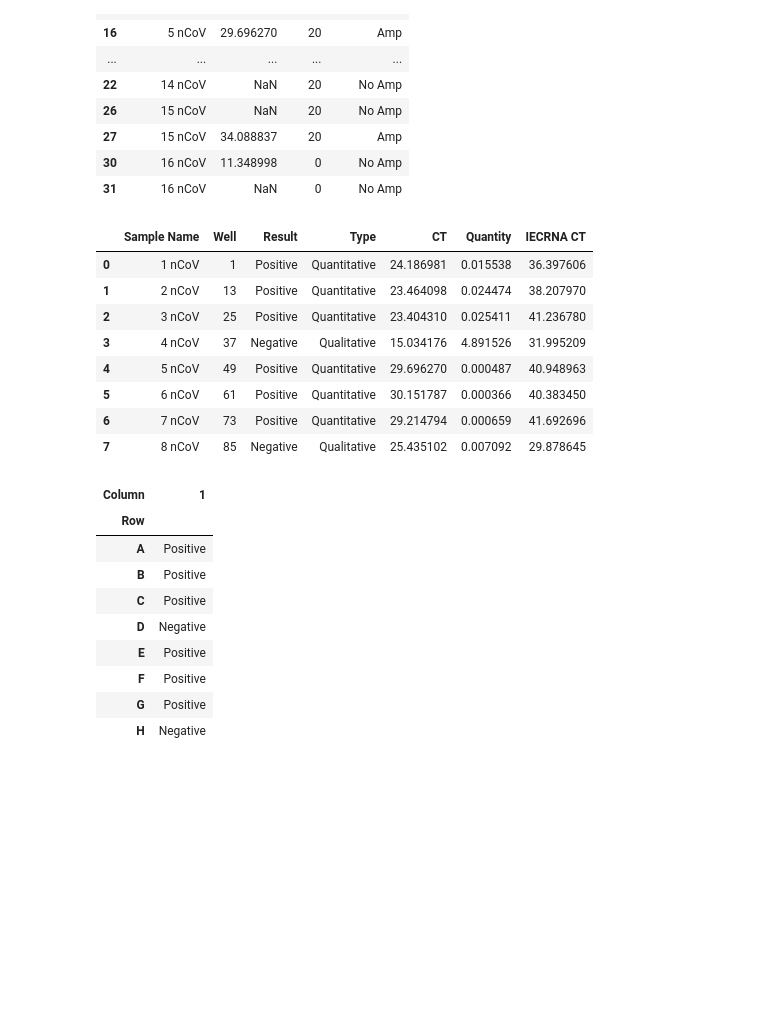
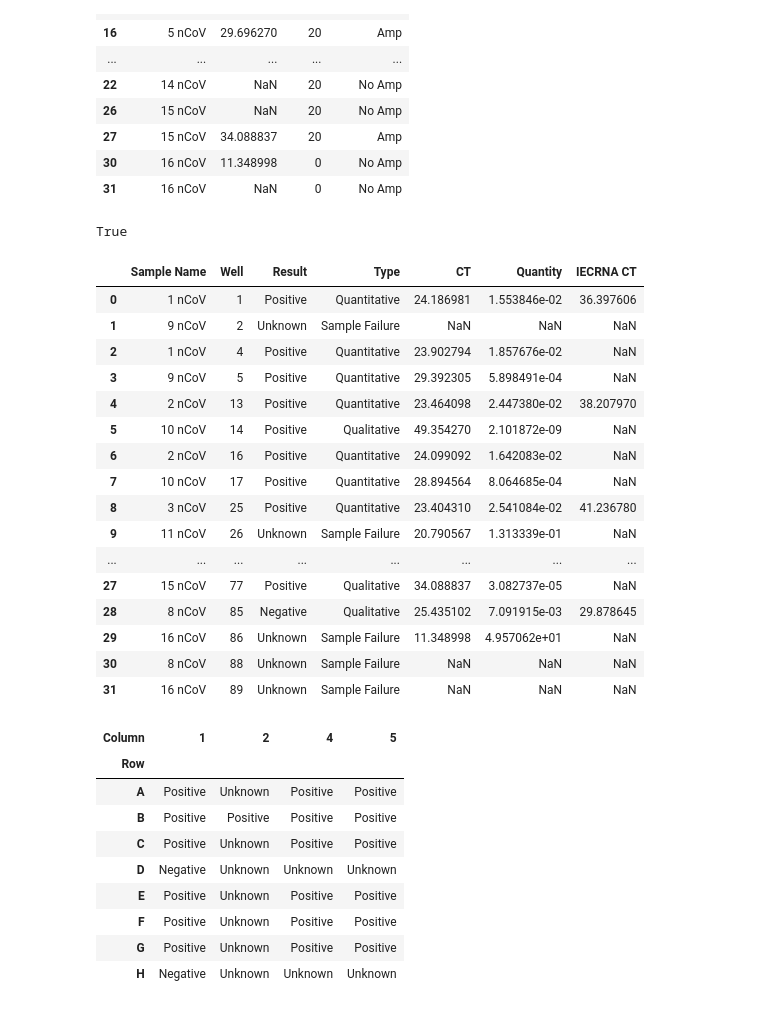
Before and after one commit to Opentrons/covid19, a Jupyter notebook: experiments/20200331-zymo-extract/Data.ipynb, the cells around one changed output. Cells and saved outputs as stored; diff of their text form; code cells hidden in the pictures; blank space fills up the shorter version.

```diff
--- a/experiments/20200331-zymo-extract/Data.ipynb
+++ b/experiments/20200331-zymo-extract/Data.ipynb
@@ -221,51 +221,65 @@ ncov.sort_values(by='Sample Number')[['Sample Name','CT','Spike','Amp Status']]
 | 27 | 15 nCoV | 34.088837 | 20 | Amp |
 | 30 | 16 nCoV | 11.348998 | 0 | No Amp |
 | 31 | 16 nCoV | NaN | 0 | No Amp |
+# %%
+qpcr_results[qpcr_results['Well'] == 2].set_index('Target Name')['Sample Name'].str.contains('nCoV').any()
+# %% [output]
+True
 # %%
 diags = list()
-for i in range(1,9):
-    name = "{} nCoV".format(i)
+for i in range(1,96):
+    sample_data = qpcr_results[qpcr_results['Well'] == i].set_index('Target Name')
 
-    sample_data = qpcr_results[qpcr_results['Sample Name'] == '{} nCoV'.format(i)].set_index('Target Name')
-    ierc = sample_data.loc['VIC'].iloc[0]
-    ncov = sample_data.loc['FAM'].iloc[0]
+    if not sample_data['Sample Name'].str.contains('nCoV').any():
+        continue
+
+    ierc = sample_data.loc['VIC']
+    ncov = sample_data.loc['FAM']
 
     result = {
-        'Sample Name': name,
+        'Sample Name': ncov['Sample Name'],
         'Well': ncov['Well'],
         'Result': 'Unknown',
         'Type': 'Unknown',
         'CT': ncov['CT'],
         'Quantity': ncov['Quantity'],
         'IECRNA CT': ierc['CT']}
 
     if ncov['Amp Status'] == 'Amp':
         result['Result'] = 'Positive'
         if ncov['CT'] <= 30 or ierc['Amp Status'] == 'Amp':
             result['Type'] = 'Quantitative'
         elif ncov['CT'] > 30 and ierc['Amp Status'] == 'No Amp':
             result['Type'] = 'Qualitative'
     else:
         if ierc['Amp Status'] == 'Amp':
             result['Result'] = 'Negative'
             result['Type'] = 'Qualitative'
         else:
             result['Type'] = 'Sample Failure'
 
     diags.append(result)
 
 diags = pd.DataFrame(diags)
 diags
 # %% [output]
 |  | Sample Name | Well | Result | Type | CT | Quantity | IECRNA CT |
-| 0 | 1 nCoV | 1 | Positive | Quantitative | 24.186981 | 0.015538 | 36.397606 |
-| 1 | 2 nCoV | 13 | Positive | Quantitative | 23.464098 | 0.024474 | 38.207970 |
-| 2 | 3 nCoV | 25 | Positive | Quantitative | 23.404310 | 0.025411 | 41.236780 |
-| 3 | 4 nCoV | 37 | Negative | Qualitative | 15.034176 | 4.891526 | 31.995209 |
-| 4 | 5 nCoV | 49 | Positive | Quantitative | 29.696270 | 0.000487 | 40.948963 |
-| 5 | 6 nCoV | 61 | Positive | Quantitative | 30.151787 | 0.000366 | 40.383450 |
-| 6 | 7 nCoV | 73 | Positive | Quantitative | 29.214794 | 0.000659 | 41.692696 |
-| 7 | 8 nCoV | 85 | Negative | Qualitative | 25.435102 | 0.007092 | 29.878645 |
+| 0 | 1 nCoV | 1 | Positive | Quantitative | 24.186981 | 1.553846e-02 | 36.397606 |
+| 1 | 9 nCoV | 2 | Unknown | Sample Failure | NaN | NaN | NaN |
+| 2 | 1 nCoV | 4 | Positive | Quantitative | 23.902794 | 1.857676e-02 | NaN |
+| 3 | 9 nCoV | 5 | Positive | Quantitative | 29.392305 | 5.898491e-04 | NaN |
+| 4 | 2 nCoV | 13 | Positive | Quantitative | 23.464098 | 2.447380e-02 | 38.207970 |
+| 5 | 10 nCoV | 14 | Positive | Qualitative | 49.354270 | 2.101872e-09 | NaN |
+| 6 | 2 nCoV | 16 | Positive | Quantitative | 24.099092 | 1.642083e-02 | NaN |
+| 7 | 10 nCoV | 17 | Positive | Quantitative | 28.894564 | 8.064685e-04 | NaN |
+| 8 | 3 nCoV | 25 | Positive | Quantitative | 23.404310 | 2.541084e-02 | 41.236780 |
+| 9 | 11 nCoV | 26 | Unknown | Sample Failure | 20.790567 | 1.313339e-01 | NaN |
+| ... | ... | ... | ... | ... | ... | ... | ... |
+| 27 | 15 nCoV | 77 | Positive | Qualitative | 34.088837 | 3.082737e-05 | NaN |
+| 28 | 8 nCoV | 85 | Negative | Qualitative | 25.435102 | 7.091915e-03 | 29.878645 |
+| 29 | 16 nCoV | 86 | Unknown | Sample Failure | 11.348998 | 4.957062e+01 | NaN |
+| 30 | 8 nCoV | 88 | Unknown | Sample Failure | NaN | NaN | NaN |
+| 31 | 16 nCoV | 89 | Unknown | Sample Failure | NaN | NaN | NaN |
 # %%
 plate = diags.merge(qpcr_results.loc[qpcr_results['Target Name'] == 'FAM',['Sample Name', 'Well', 'Well Position']], on='Well')
 plate['Column'] = plate['Well Position'].str[1:]
@@ -274,13 +288,13 @@ plate = plate.pivot(index='Row', columns='Column', values='Result')
 plate.to_clipboard()
 plate
 # %% [output]
-| Column | 1 |
-| Row |  |
-| A | Positive |
-| B | Positive |
-| C | Positive |
-| D | Negative |
-| E | Positive |
-| F | Positive |
-| G | Positive |
-| H | Negative |
+| Column | 1 | 2 | 4 | 5 |
+| Row |  |  |  |  |
+| A | Positive | Unknown | Positive | Positive |
+| B | Positive | Positive | Positive | Positive |
+| C | Positive | Unknown | Positive | Positive |
+| D | Negative | Unknown | Unknown | Unknown |
+| E | Positive | Unknown | Positive | Positive |
+| F | Positive | Unknown | Positive | Positive |
+| G | Positive | Unknown | Positive | Positive |
+| H | Negative | Unknown | Unknown | Unknown |
```
